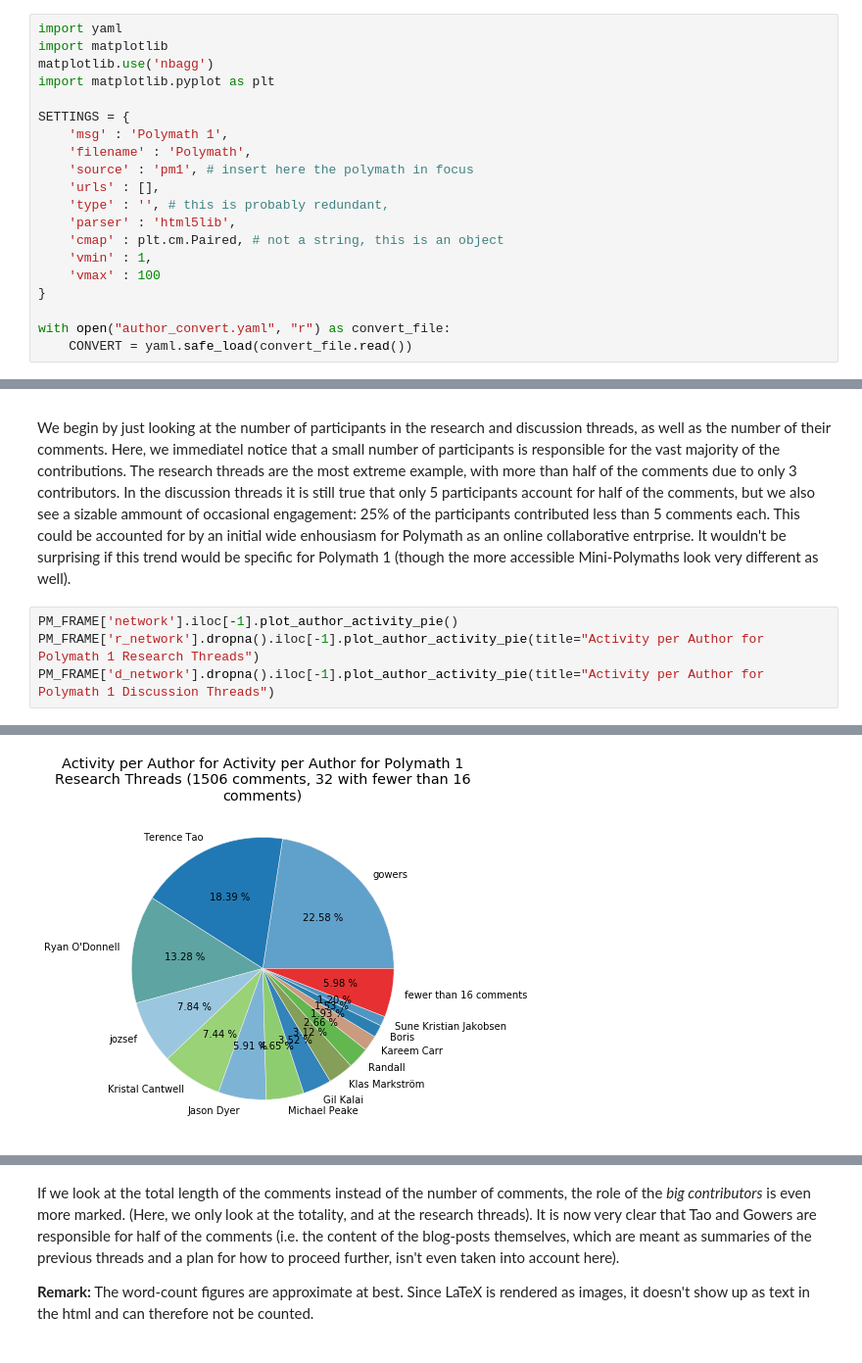
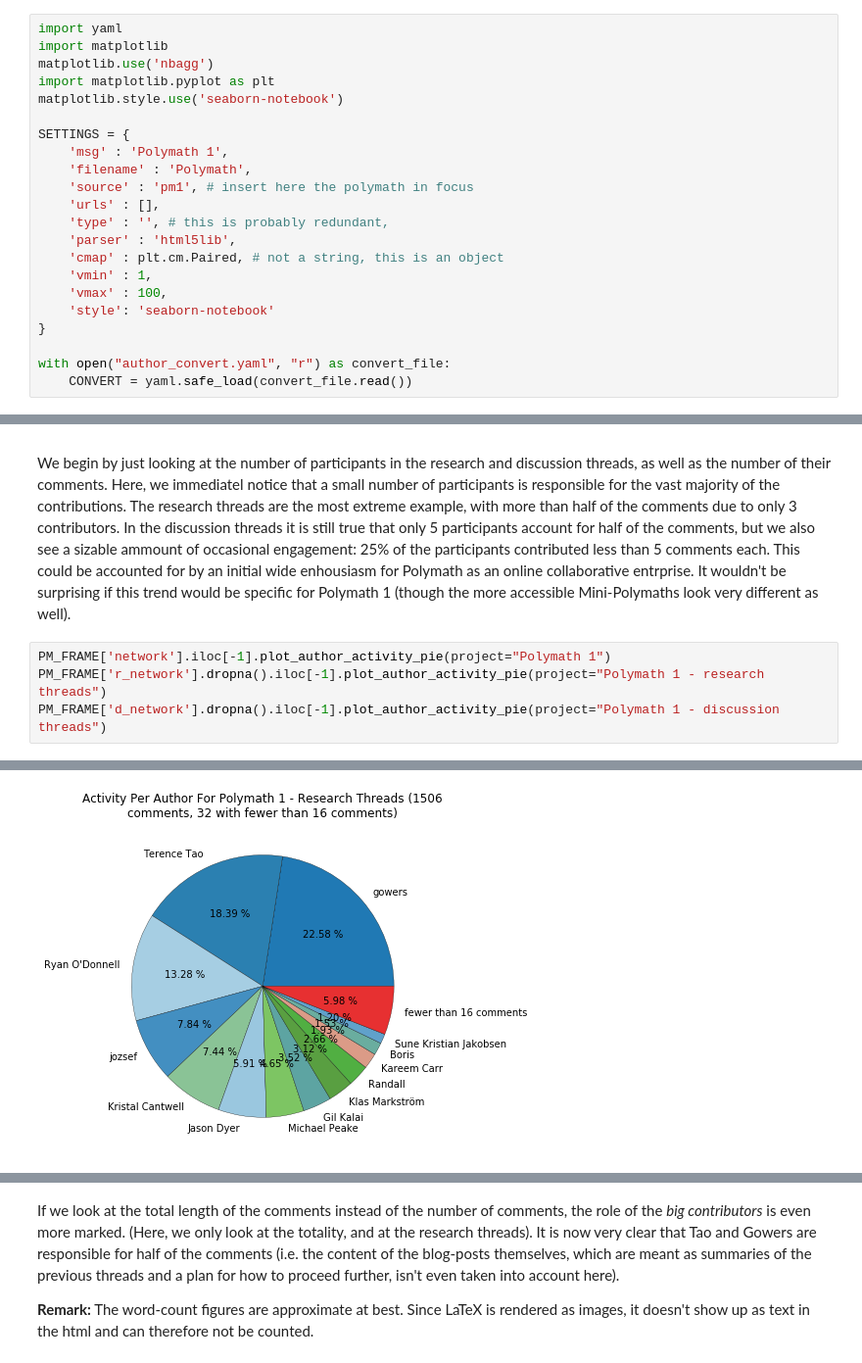
Before and after one commit to patrickallo/mathpracmod, a Jupyter notebook: PolymathGeneric.ipynb, the cells around one changed output, grey strips where cells are left out. Shown at 98% size. Saved outputs shown, nothing was run; the diff lists cells and outputs as text.

```diff
--- a/PolymathGeneric.ipynb
+++ b/PolymathGeneric.ipynb
@@ -11,6 +11,7 @@ import yaml
 import matplotlib
 matplotlib.use('nbagg')
 import matplotlib.pyplot as plt
+matplotlib.style.use('seaborn-notebook')
 
 SETTINGS = {
     'msg' : 'Polymath 1',
@@ -21,7 +22,8 @@ SETTINGS = {
     'parser' : 'html5lib',
     'cmap' : plt.cm.Paired, # not a string, this is an object
     'vmin' : 1,
-    'vmax' : 100
+    'vmax' : 100,
+    'style': 'seaborn-notebook'
 }
 
 with open("author_convert.yaml", "r") as convert_file:
@@ -279,7 +278,7 @@ PM_FRAME['d_mthread (accumulated)'].dropna().iloc[-1].plot_growth(drop_last=60)
 
 We begin by just looking at the number of participants in the research and discussion threads, as well as the number of their comments. Here, we immediatel notice that a small number of participants is responsible for the vast majority of the contributions. The research threads are the most extreme example, with more than half of the comments due to only 3 contributors. In the discussion threads it is still true that only 5 participants account for half of the comments, but we also see a sizable ammount of occasional engagement: 25% of the participants contributed less than 5 comments each. This could be accounted for by an initial wide enhousiasm for Polymath as an online collaborative entrprise. It wouldn't be surprising if this trend would be specific for Polymath 1 (though the more accessible Mini-Polymaths look very different as well).
 # %%
-PM_FRAME['network'].iloc[-1].plot_author_activity_pie()
-PM_FRAME['r_network'].dropna().iloc[-1].plot_author_activity_pie(title="Activity per Author for Polymath 1 Research Threads")
-PM_FRAME['d_network'].dropna().iloc[-1].plot_author_activity_pie(title="Activity per Author for Polymath 1 Discussion Threads")
+PM_FRAME['network'].iloc[-1].plot_author_activity_pie(project="Polymath 1")
+PM_FRAME['r_network'].dropna().iloc[-1].plot_author_activity_pie(project="Polymath 1 - research threads")
+PM_FRAME['d_network'].dropna().iloc[-1].plot_author_activity_pie(project="Polymath 1 - discussion threads")
 # %% [output]
@@ -287 +286 @@ PM_FRAME['d_network'].dropna().iloc[-1].plot_author_activity_pie(title="Activity
-[figure, old version]
+[figure, new version]
```
Also changed, not shown: parts of 21 cells of this notebook, 4 other files.
